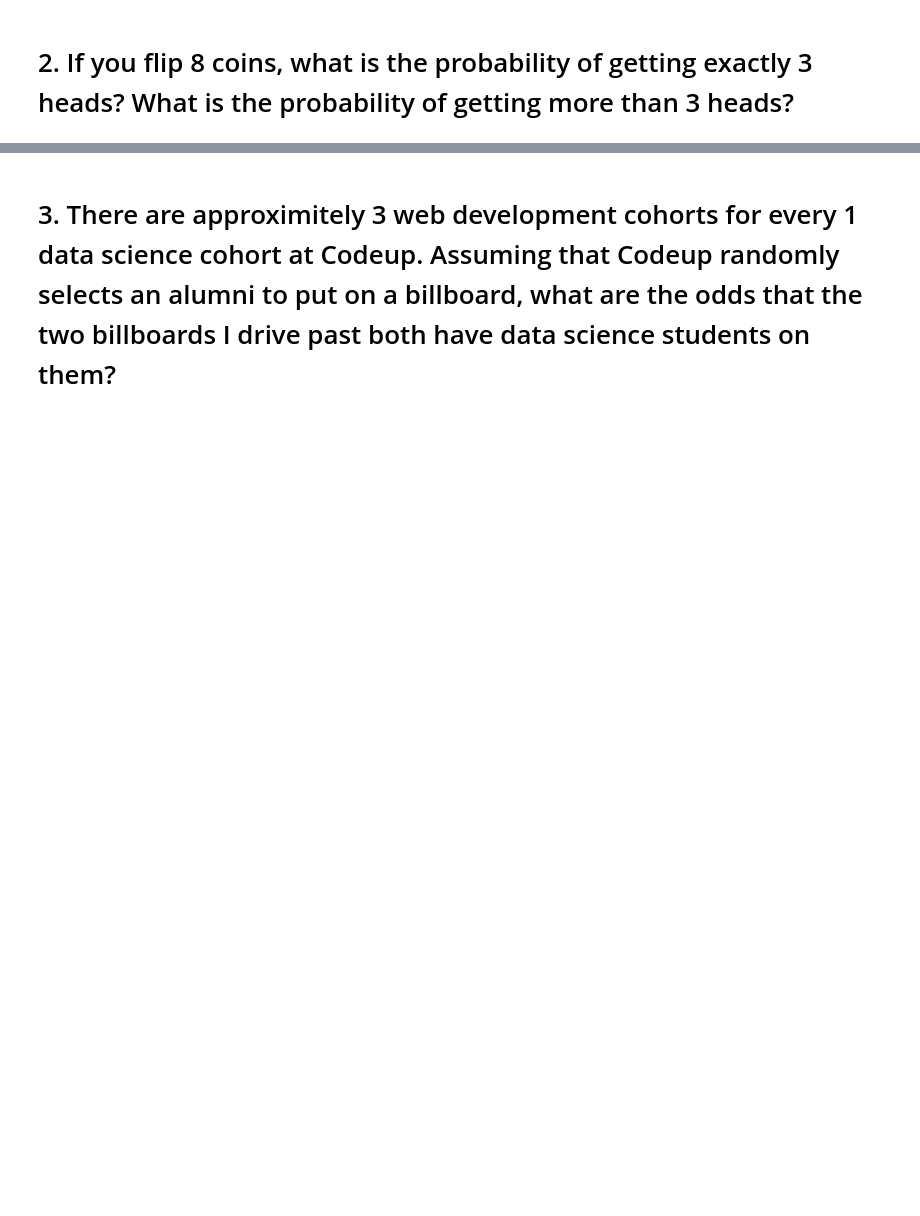
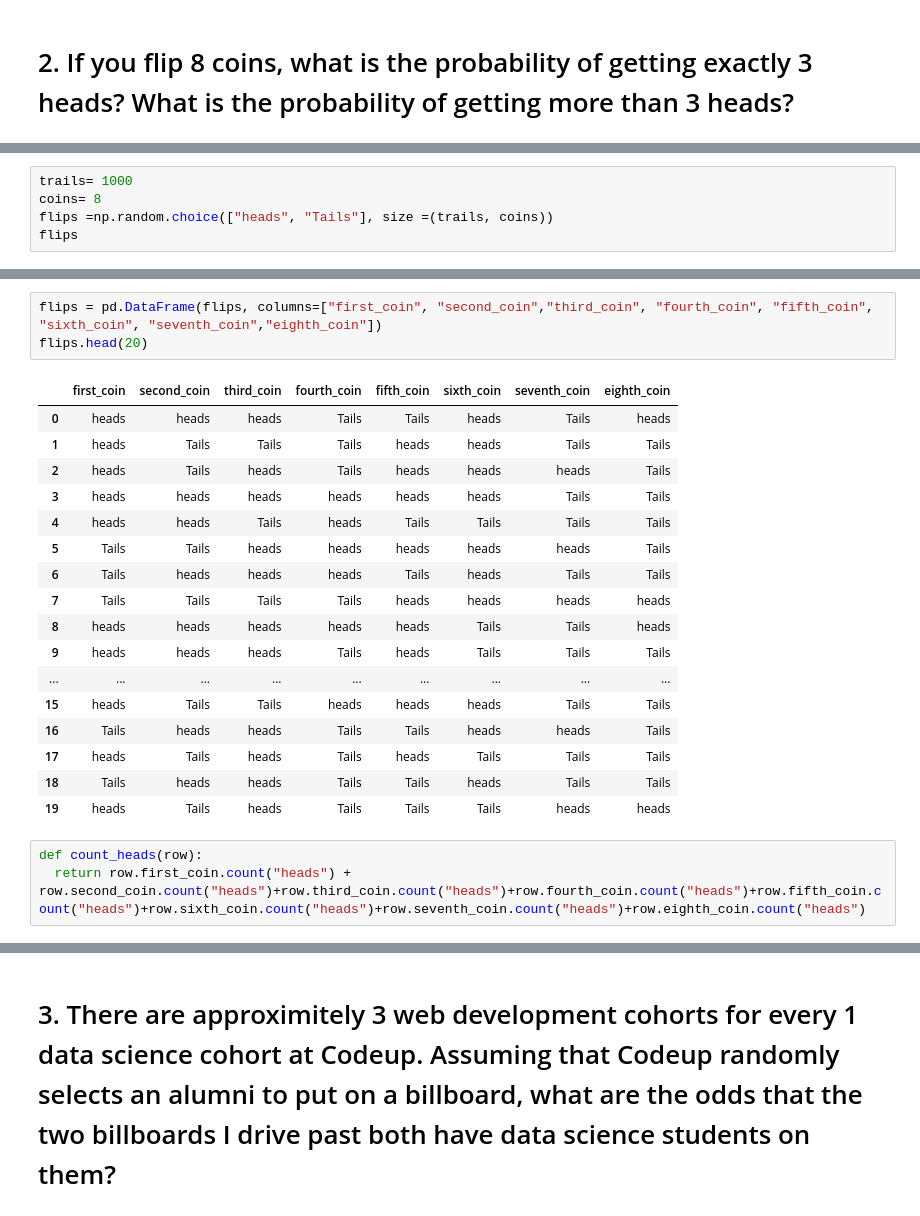
Before and after one commit to rajaramgautam/statistics-exercises, a Jupyter notebook: simulation.ipynb, the cells around one changed output, grey strips where cells are left out. Saved outputs shown, nothing was run; the diff lists cells and outputs as text; blank space fills up the shorter version.

```diff
--- a/simulation.ipynb
+++ b/simulation.ipynb
@@ -8,0 +113,5 @@
+# %%
+trails= 1000
+coins= 8
+flips =np.random.choice(["heads", "Tails"], size =(trails, coins))
+flips
@@ -8,0 +127,24 @@
+# %%
+flips = pd.DataFrame(flips, columns=["first_coin", "second_coin","third_coin", "fourth_coin", "fifth_coin", "sixth_coin", "seventh_coin","eighth_coin"])
+flips.head(20)
+# %% [output]
+|  | first_coin | second_coin | third_coin | fourth_coin | fifth_coin | sixth_coin | seventh_coin | eighth_coin |
+| 0 | heads | heads | heads | Tails | Tails | heads | Tails | heads |
+| 1 | heads | Tails | Tails | Tails | heads | heads | Tails | Tails |
+| 2 | heads | Tails | heads | Tails | heads | heads | heads | Tails |
+| 3 | heads | heads | heads | heads | heads | heads | Tails | Tails |
+| 4 | heads | heads | Tails | heads | Tails | Tails | Tails | Tails |
+| 5 | Tails | Tails | heads | heads | heads | heads | heads | Tails |
+| 6 | Tails | heads | heads | heads | Tails | heads | Tails | Tails |
+| 7 | Tails | Tails | Tails | Tails | heads | heads | heads | heads |
+| 8 | heads | heads | heads | heads | heads | Tails | Tails | heads |
+| 9 | heads | heads | heads | Tails | heads | Tails | Tails | Tails |
+| ... | ... | ... | ... | ... | ... | ... | ... | ... |
+| 15 | heads | Tails | Tails | heads | heads | heads | Tails | Tails |
+| 16 | Tails | heads | heads | Tails | Tails | heads | heads | Tails |
+| 17 | heads | Tails | heads | Tails | heads | Tails | Tails | Tails |
+| 18 | Tails | heads | heads | Tails | Tails | heads | Tails | Tails |
+| 19 | heads | Tails | heads | Tails | Tails | Tails | heads | heads |
+# %%
+def count_heads(row):
+  return row.first_coin.count("heads") + row.second_coin.count("heads")+row.third_coin.count("heads")+row.fourth_coin.count("heads")+row.fifth_coin.count("heads")+row.sixth_coin.count("heads")+row.seventh_coin.count("heads")+row.eighth_coin.count("heads")
```
Also changed, not shown: parts of 54 cells of this notebook.
